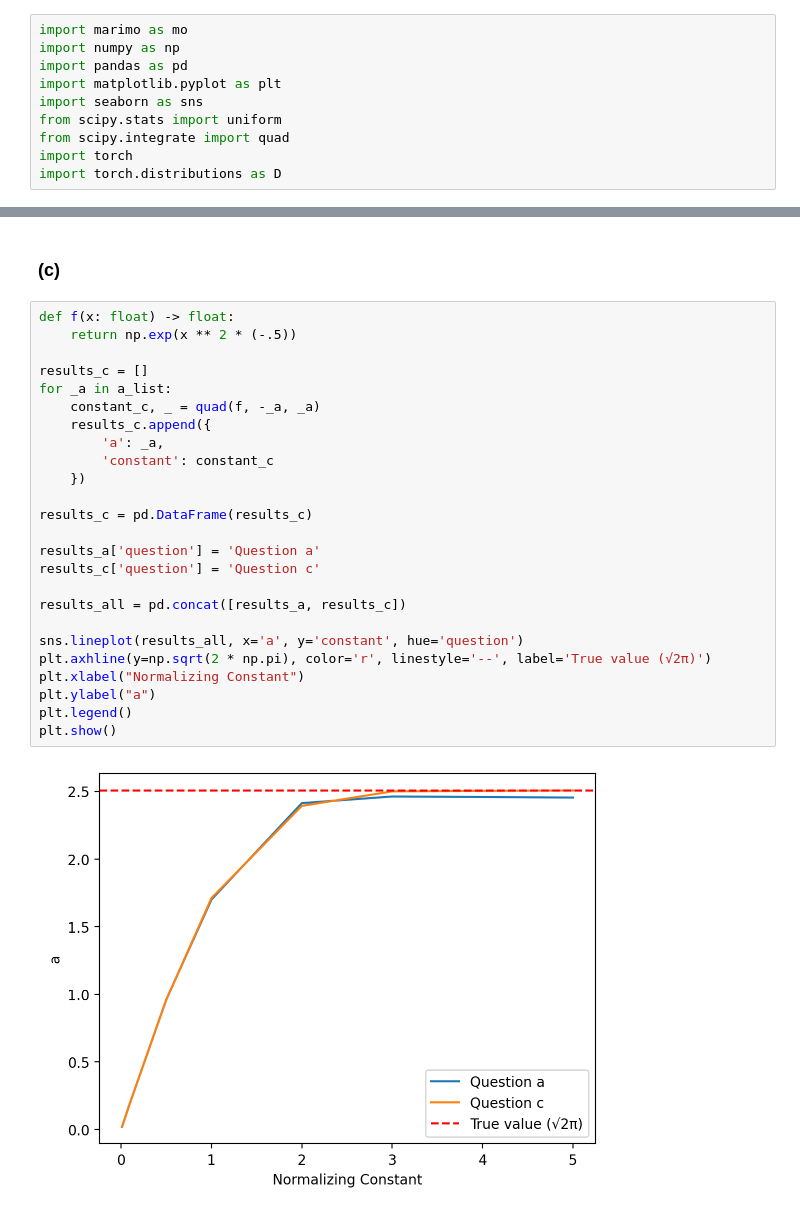
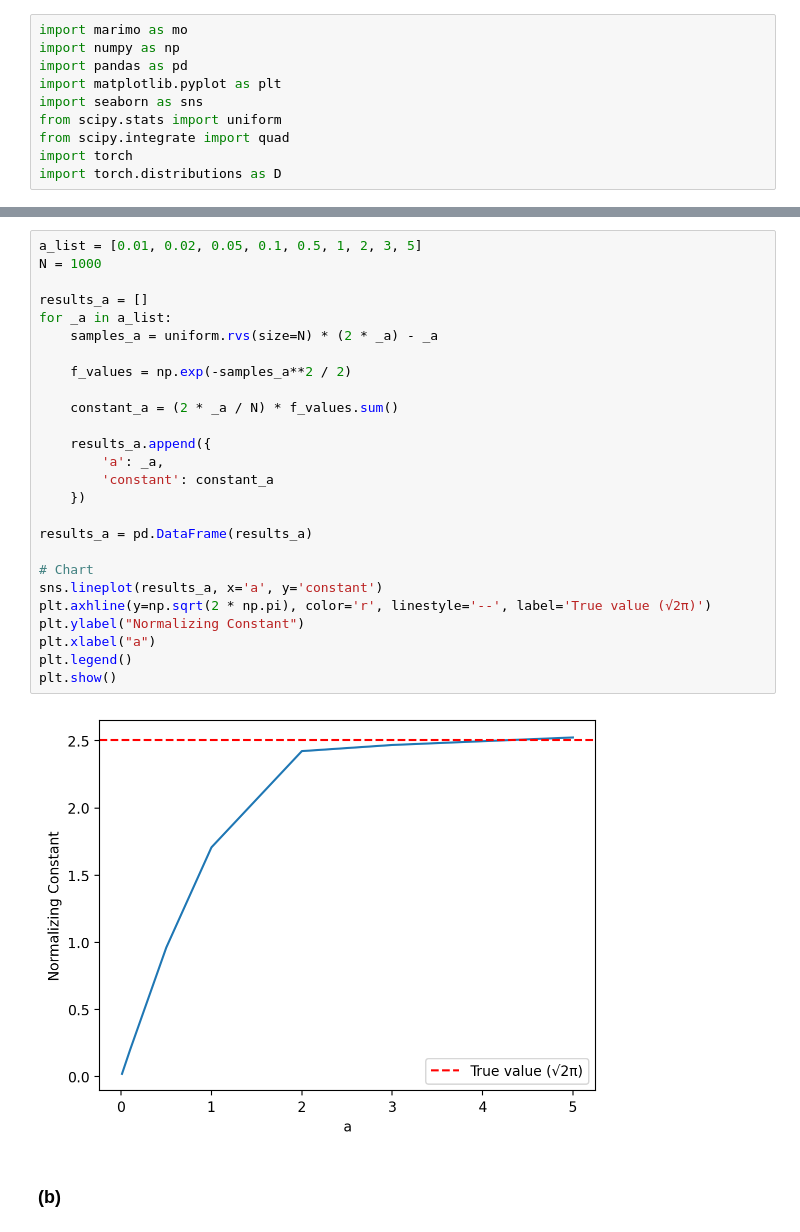
Before and after one commit to andrewhall1124/CS_677, a Jupyter notebook: lab_1/__marimo__/lab_1.ipynb, the cells around one changed output, grey strips where cells are left out. Drawn from its saved outputs; the diff is of its cells as text.

```diff
--- a/lab_1/__marimo__/lab_1.ipynb
+++ b/lab_1/__marimo__/lab_1.ipynb
@@ -88,29 +15,30 @@ plt.show()
-# %% [markdown]
-### (c)
-# %%
-def f(x: float) -> float:
-    return np.exp(x ** 2 * (-.5))
-
-results_c = []
-for _a in a_list:
-    constant_c, _ = quad(f, -_a, _a)
-    results_c.append({
-        'a': _a,
-        'constant': constant_c
-    })
-
-results_c = pd.DataFrame(results_c)
-
-results_a['question'] = 'Question a'
-results_c['question'] = 'Question c'
-
-results_all = pd.concat([results_a, results_c])
-
-sns.lineplot(results_all, x='a', y='constant', hue='question')
-plt.axhline(y=np.sqrt(2 * np.pi), color='r', linestyle='--', label='True value (√2π)')
-plt.xlabel("Normalizing Constant")
-plt.ylabel("a")
-plt.legend()
-plt.show()
-# %% [output]
-[figure, removed]
+# %%
+a_list = [0.01, 0.02, 0.05, 0.1, 0.5, 1, 2, 3, 5]
+N = 1000
+
+results_a = []
+for _a in a_list:
+    samples_a = uniform.rvs(size=N) * (2 * _a) - _a
+
+    f_values = np.exp(-samples_a**2 / 2)
+
+    constant_a = (2 * _a / N) * f_values.sum()
+
+    results_a.append({
+        'a': _a,
+        'constant': constant_a
+    })
+
+results_a = pd.DataFrame(results_a)
+
+# Chart
+sns.lineplot(results_a, x='a', y='constant')
+plt.axhline(y=np.sqrt(2 * np.pi), color='r', linestyle='--', label='True value (√2π)')
+plt.ylabel("Normalizing Constant")
+plt.xlabel("a")
+plt.legend()
+plt.show()
+# %% [output]
+[figure, added]
+# %% [markdown]
+### (b)
```
Also changed, not shown: parts of 34 cells of this notebook, 2 other files.
